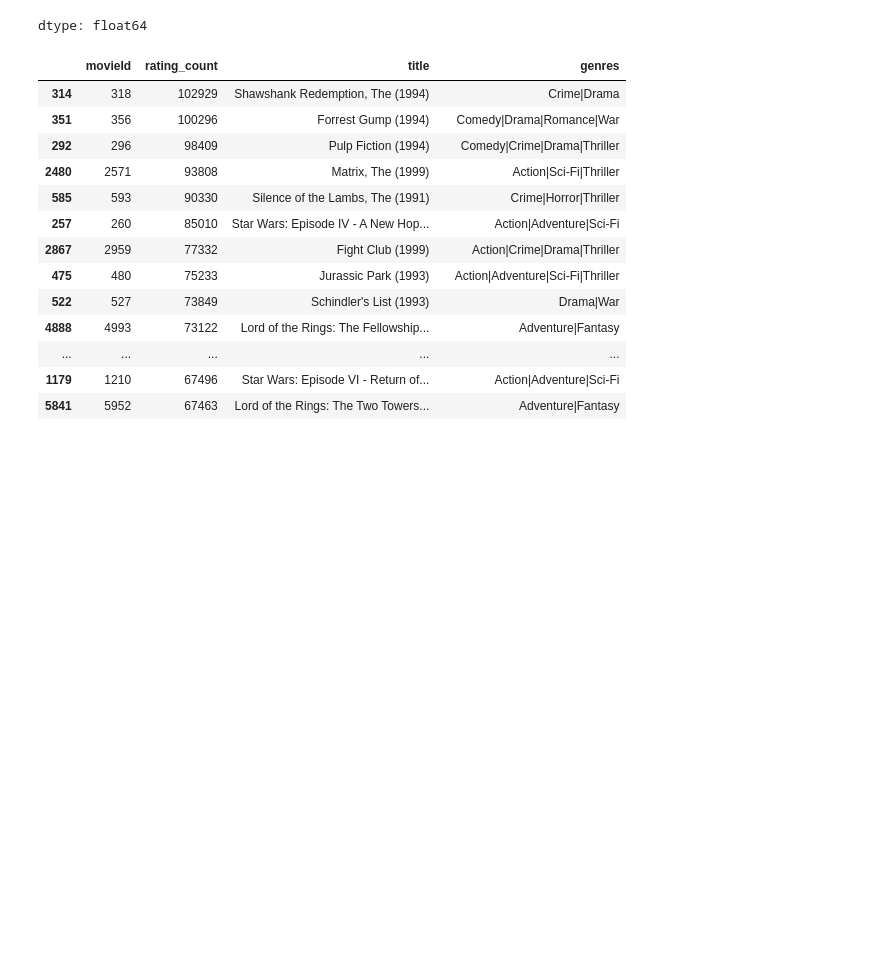
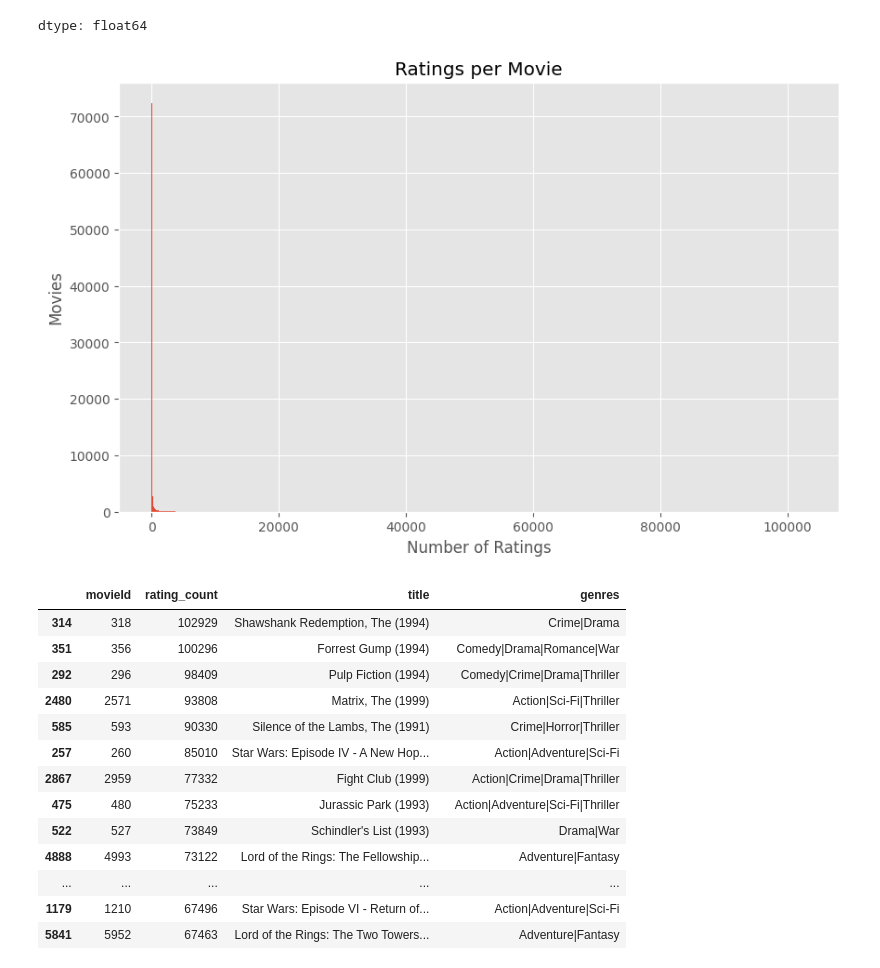
Before and after one commit to replyeshab/CineAI-AI-Based-Hybrid-Recommendation-System, a Jupyter notebook: movie_recommendation_system.ipynb, the cells around one changed output. Saved outputs shown, nothing was run; the diff lists cells and outputs as text; code cells hidden in the pictures; blank space fills up the shorter version.

```diff
--- a/movie_recommendation_system.ipynb
+++ b/movie_recommendation_system.ipynb
@@ -208,19 +205,25 @@ movie_rating_counts.describe()
 | max | 102929.000000 |
 dtype: float64
 # %%
-plt.figure(figsize=(1000,600))
+import matplotlib.pyplot as plt
+
+movie_rating_counts = ratings.groupby("movieId").size()
+
+plt.figure(figsize=(10,6))
 
 movie_rating_counts.hist(
     bins=1000
 )
 
 plt.title("Ratings per Movie")
 
 plt.xlabel("Number of Ratings")
 
 plt.ylabel("Movies")
 
 plt.show()
+# %% [output]
+[figure, added]
 # %%
 top_movies = (
     ratings
```
Also changed, not shown: parts of 12 cells of this notebook.
